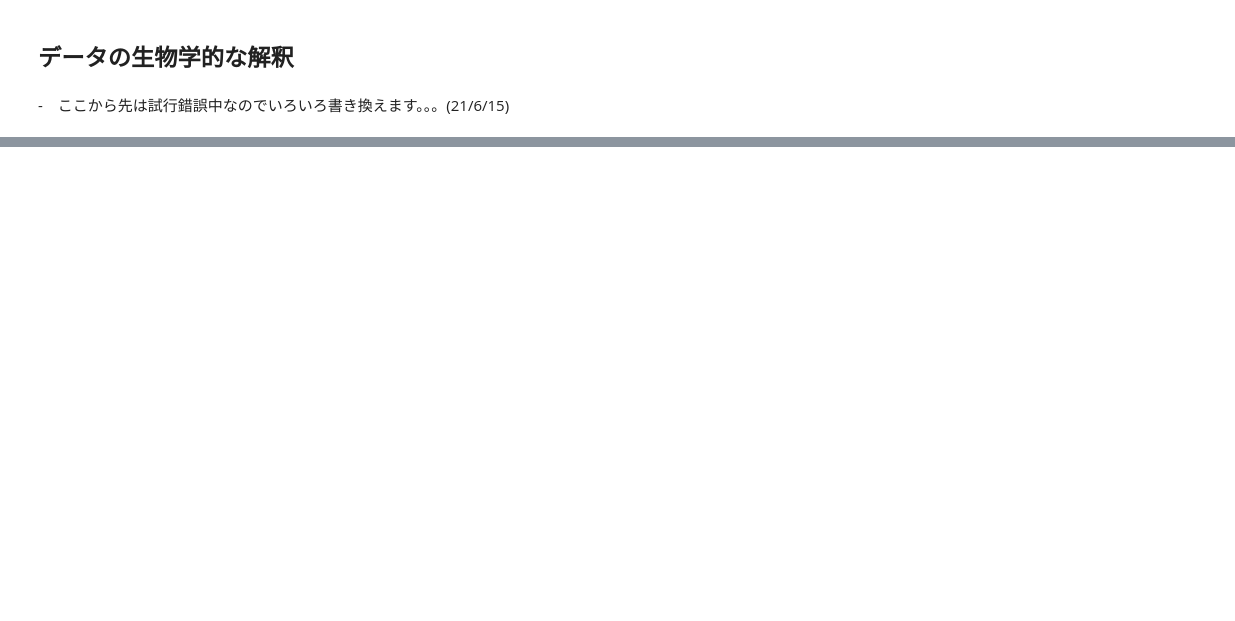
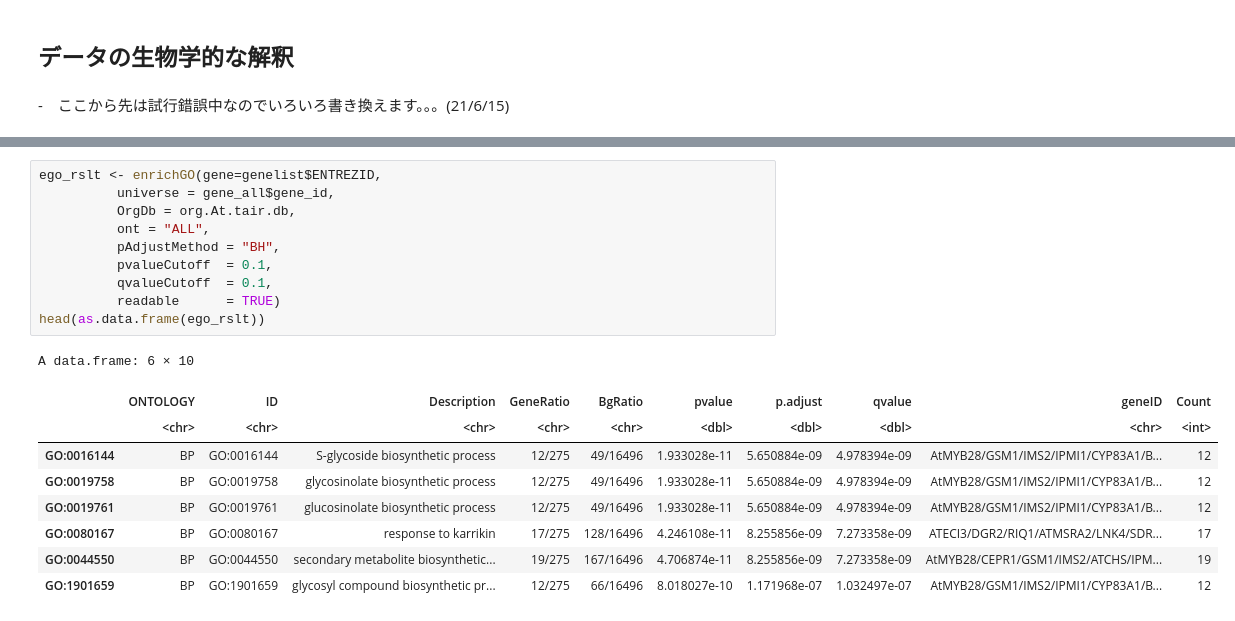
Before and after one commit to chalkless/lecture, a Jupyter notebook: biostats/exp/expByROnGColab.ipynb, the cells around one changed output, grey strips where cells are left out. Saved outputs shown, nothing was run; the diff lists cells and outputs as text; blank space fills up the shorter version.

```diff
--- a/biostats/exp/expByROnGColab.ipynb
+++ b/biostats/exp/expByROnGColab.ipynb
@@ -335,0 +332,20 @@ rslt <- enrichGO(gene = data_x5$geneid, ont=BP)
+# %%
+ego_rslt <- enrichGO(gene=genelist$ENTREZID,
+          universe = gene_all$gene_id,
+          OrgDb = org.At.tair.db,
+          ont = "ALL",
+          pAdjustMethod = "BH",
+          pvalueCutoff  = 0.1,
+          qvalueCutoff  = 0.1,
+          readable      = TRUE)
+head(as.data.frame(ego_rslt))
+# %% [output]
+A data.frame: 6 × 10
+|  | ONTOLOGY | ID | Description | GeneRatio | BgRatio | pvalue | p.adjust | qvalue | geneID | Count |
+|  | <chr> | <chr> | <chr> | <chr> | <chr> | <dbl> | <dbl> | <dbl> | <chr> | <int> |
+| GO:0016144 | BP | GO:0016144 | S-glycoside biosynthetic process | 12/275 | 49/16496 | 1.933028e-11 | 5.650884e-09 | 4.978394e-09 | AtMYB28/GSM1/IMS2/IPMI1/CYP83A1/B... | 12 |
+| GO:0019758 | BP | GO:0019758 | glycosinolate biosynthetic process | 12/275 | 49/16496 | 1.933028e-11 | 5.650884e-09 | 4.978394e-09 | AtMYB28/GSM1/IMS2/IPMI1/CYP83A1/B... | 12 |
+| GO:0019761 | BP | GO:0019761 | glucosinolate biosynthetic process | 12/275 | 49/16496 | 1.933028e-11 | 5.650884e-09 | 4.978394e-09 | AtMYB28/GSM1/IMS2/IPMI1/CYP83A1/B... | 12 |
+| GO:0080167 | BP | GO:0080167 | response to karrikin | 17/275 | 128/16496 | 4.246108e-11 | 8.255856e-09 | 7.273358e-09 | ATECI3/DGR2/RIQ1/ATMSRA2/LNK4/SDR... | 17 |
+| GO:0044550 | BP | GO:0044550 | secondary metabolite biosynthetic... | 19/275 | 167/16496 | 4.706874e-11 | 8.255856e-09 | 7.273358e-09 | AtMYB28/CEPR1/GSM1/IMS2/ATCHS/IPM... | 19 |
+| GO:1901659 | BP | GO:1901659 | glycosyl compound biosynthetic pr... | 12/275 | 66/16496 | 8.018027e-10 | 1.171968e-07 | 1.032497e-07 | AtMYB28/GSM1/IMS2/IPMI1/CYP83A1/B... | 12 |
```
Also changed, not shown: parts of 12 cells of this notebook.
